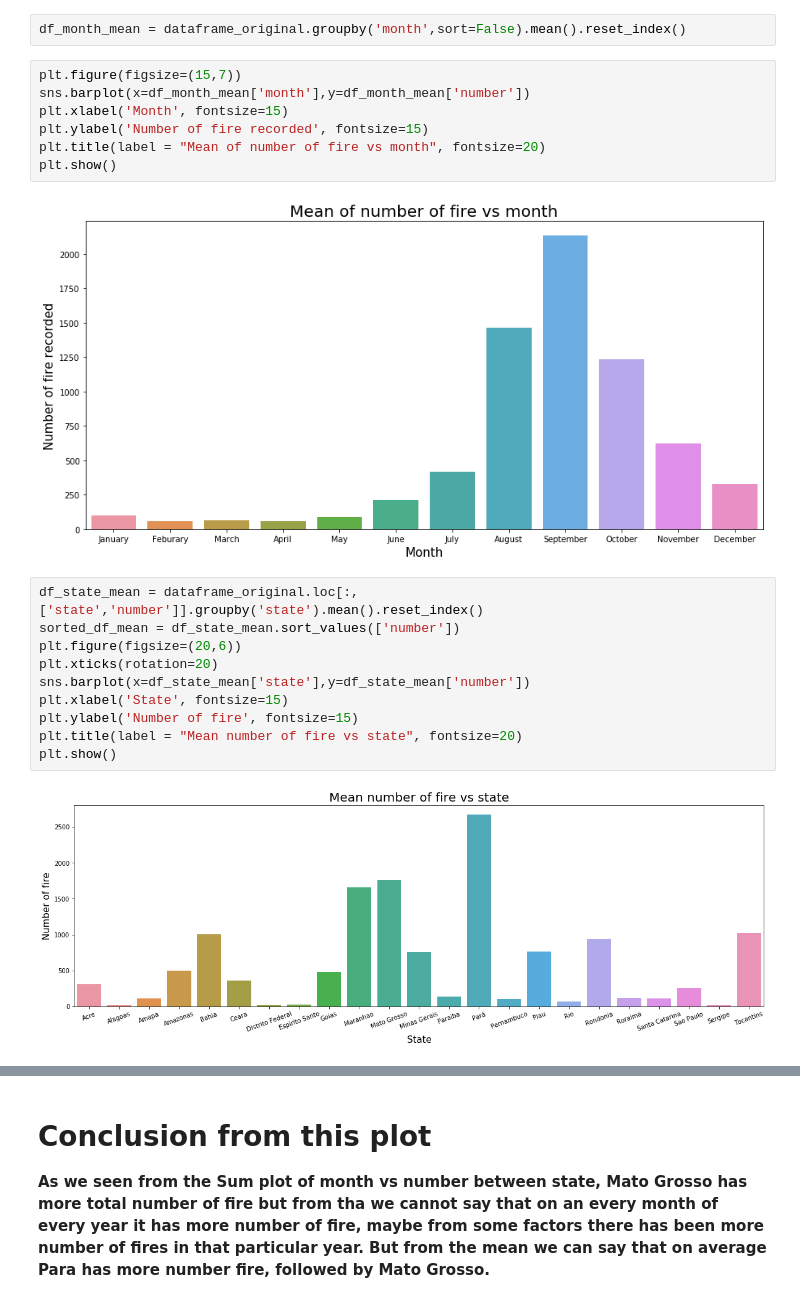
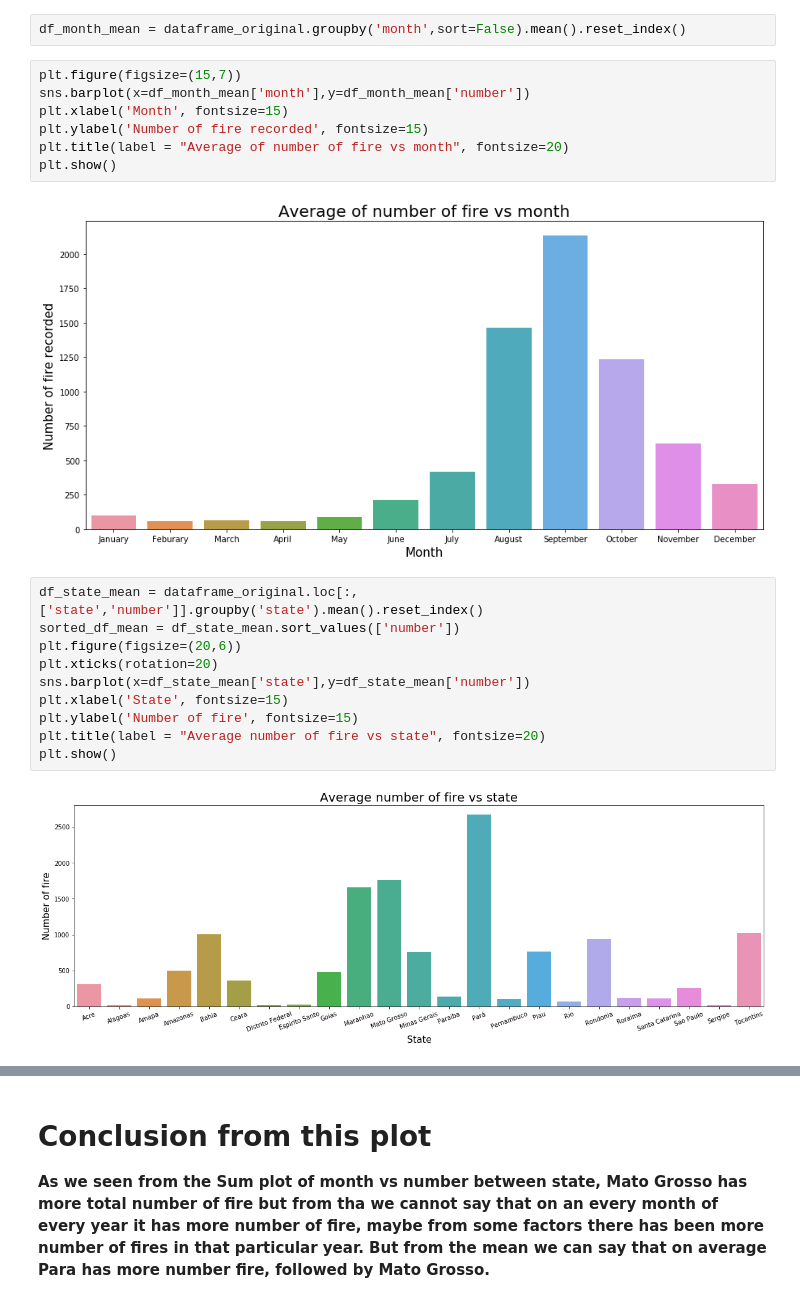
Before and after one commit to jhalani1999/Forest-fire-in-Brazil, a Jupyter notebook: forest_fires_in_brazil.ipynb, the cells around one changed output, grey strips where cells are left out. Cells and saved outputs as stored; diff of their text form.

```diff
--- a/forest_fires_in_brazil.ipynb
+++ b/forest_fires_in_brazil.ipynb
@@ -184,12 +153,12 @@ df_month_mean = dataframe_original.groupby('month',sort=False).mean().reset_inde
 # %%
 plt.figure(figsize=(15,7))
 sns.barplot(x=df_month_mean['month'],y=df_month_mean['number'])
 plt.xlabel('Month', fontsize=15)
 plt.ylabel('Number of fire recorded', fontsize=15)
-plt.title(label = "Mean of number of fire vs month", fontsize=20)
+plt.title(label = "Average of number of fire vs month", fontsize=20)
 plt.show()
 # %% [output]
-[figure, old version]
+[figure, new version]
 # %%
 df_state_mean = dataframe_original.loc[:,['state','number']].groupby('state').mean().reset_index()
 sorted_df_mean = df_state_mean.sort_values(['number'])
@@ -198,10 +167,10 @@ plt.xticks(rotation=20)
 sns.barplot(x=df_state_mean['state'],y=df_state_mean['number'])
 plt.xlabel('State', fontsize=15)
 plt.ylabel('Number of fire', fontsize=15)
-plt.title(label = "Mean number of fire vs state", fontsize=20)
+plt.title(label = "Average number of fire vs state", fontsize=20)
 plt.show()
 # %% [output]
-[figure, old version]
+[figure, new version]
 # %%
 df_month_state_mean = dataframe_original.groupby(['state','month'],sort=False).mean().reset_index()
 plt.figure(figsize=(20,10))
```
Also changed, not shown: parts of 8 cells of this notebook.
